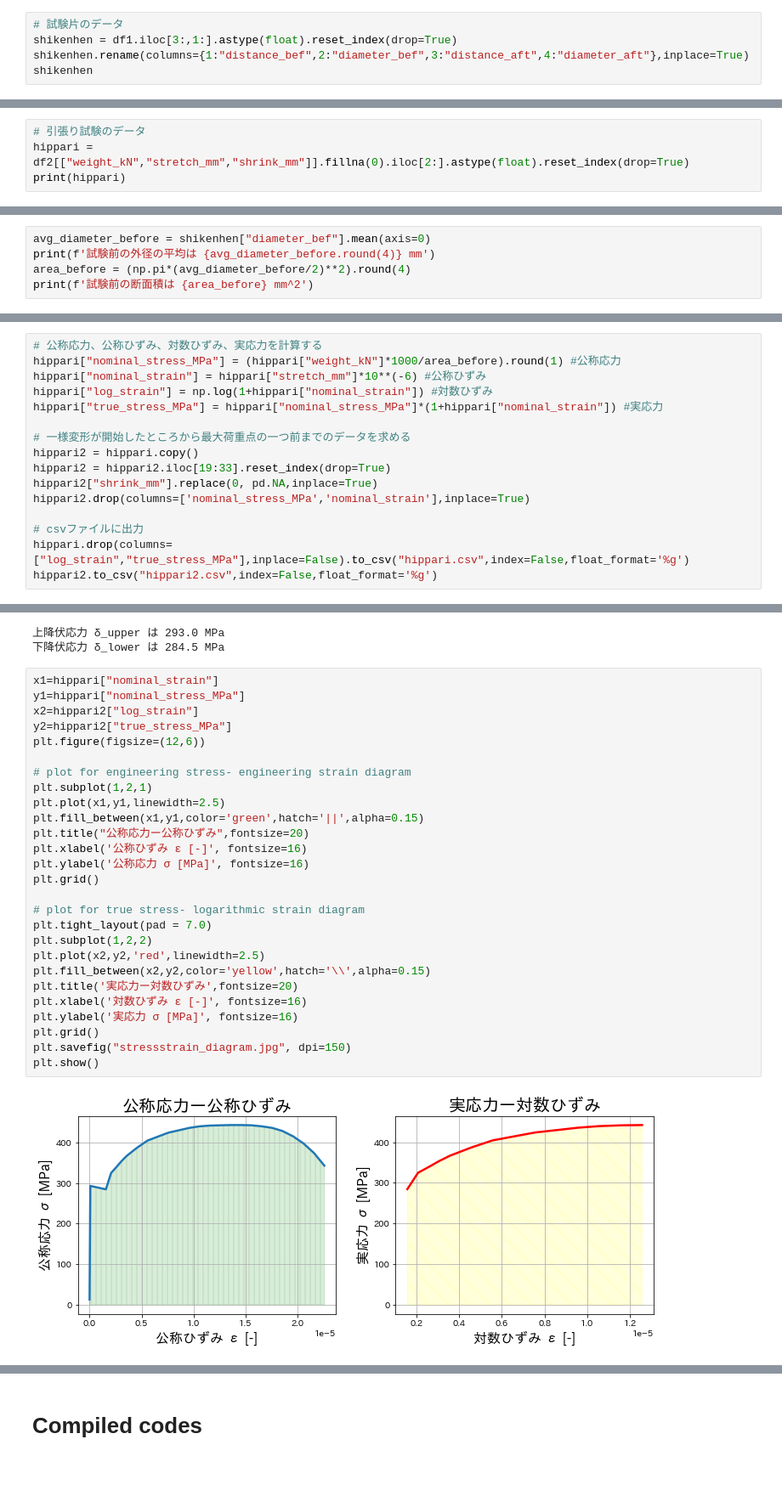
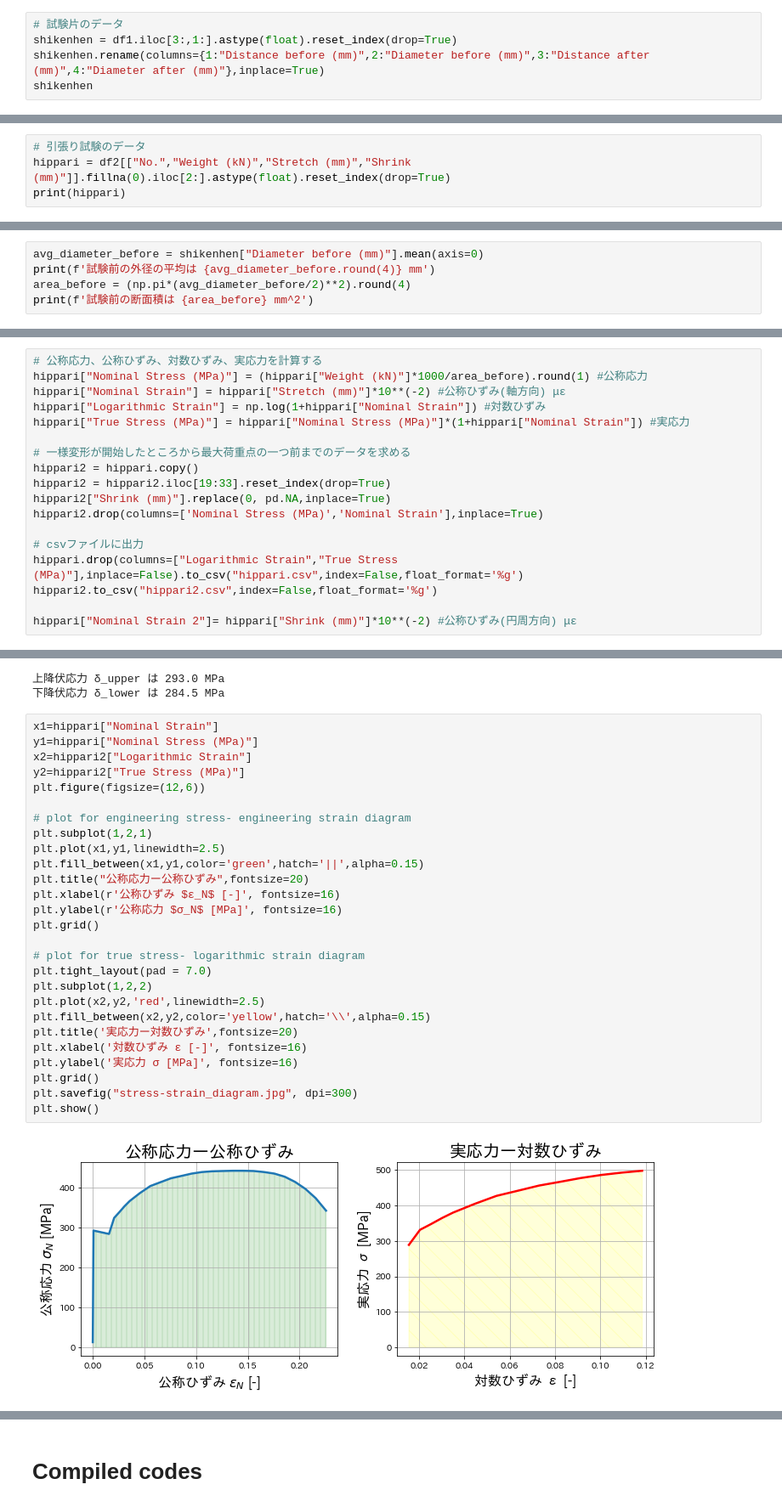
Before and after one commit to aimanamri/mechanicalEngineering, a Jupyter notebook: tensile-test.ipynb, the cells around one changed output, grey strips where cells are left out. Shown at 85% size. Drawn from its saved outputs; the diff is of its cells as text; blank space fills up the shorter version.

```diff
--- a/tensile-test.ipynb
+++ b/tensile-test.ipynb
@@ -42,7 +55,7 @@ See Full Dataframe in Mito
 # %%
 # 試験片のデータ
 shikenhen = df1.iloc[3:,1:].astype(float).reset_index(drop=True)
-shikenhen.rename(columns={1:"distance_bef",2:"diameter_bef",3:"distance_aft",4:"diameter_aft"},inplace=True)
+shikenhen.rename(columns={1:"Distance before (mm)",2:"Diameter before (mm)",3:"Distance after (mm)",4:"Diameter after (mm)"},inplace=True)
 shikenhen
 # %% [output]
 See Full Dataframe in Mito
@@ -53,5 +68,5 @@ See Full Dataframe in Mito
 # %%
 # 引張り試験のデータ
-hippari = df2[["weight_kN","stretch_mm","shrink_mm"]].fillna(0).iloc[2:].astype(float).reset_index(drop=True)
+hippari = df2[["No.","Weight (kN)","Stretch (mm)","Shrink (mm)"]].fillna(0).iloc[2:].astype(float).reset_index(drop=True)
 print(hippari)
 # %% [output]
@@ -116,7 +110,7 @@ print(f'試験後の標点間距離の平均は {avg_distance_after.round(4)} mm
 試験前の標点間距離の平均は 50.1333 mm
 試験後の標点間距離の平均は 70.4667 mm
 # %%
-avg_diameter_before = shikenhen["diameter_bef"].mean(axis=0)
+avg_diameter_before = shikenhen["Diameter before (mm)"].mean(axis=0)
 print(f'試験前の外径の平均は {avg_diameter_before.round(4)} mm')
 area_before = (np.pi*(avg_diameter_before/2)**2).round(4)
 print(f'試験前の断面積は {area_before} mm^2')
@@ -154,17 +148,19 @@ print(f'絞り φ は {shibori.round(4)}')
 絞り φ は 0.5974
 # %%
 # 公称応力、公称ひずみ、対数ひずみ、実応力を計算する
-hippari["nominal_stress_MPa"] = (hippari["weight_kN"]*1000/area_before).round(1) #公称応力
-hippari["nominal_strain"] = hippari["stretch_mm"]*10**(-6) #公称ひずみ
-hippari["log_strain"] = np.log(1+hippari["nominal_strain"]) #対数ひずみ
-hippari["true_stress_MPa"] = hippari["nominal_stress_MPa"]*(1+hippari["nominal_strain"]) #実応力
+hippari["Nominal Stress (MPa)"] = (hippari["Weight (kN)"]*1000/area_before).round(1) #公称応力
+hippari["Nominal Strain"] = hippari["Stretch (mm)"]*10**(-2) #公称ひずみ(軸方向) με
+hippari["Logarithmic Strain"] = np.log(1+hippari["Nominal Strain"]) #対数ひずみ
+hippari["True Stress (MPa)"] = hippari["Nominal Stress (MPa)"]*(1+hippari["Nominal Strain"]) #実応力
 
 # 一様変形が開始したところから最大荷重点の一つ前までのデータを求める
 hippari2 = hippari.copy()
 hippari2 = hippari2.iloc[19:33].reset_index(drop=True)
-hippari2["shrink_mm"].replace(0, pd.NA,inplace=True)
-hippari2.drop(columns=['nominal_stress_MPa','nominal_strain'],inplace=True)
+hippari2["Shrink (mm)"].replace(0, pd.NA,inplace=True)
+hippari2.drop(columns=['Nominal Stress (MPa)','Nominal Strain'],inplace=True)
 
 # csvファイルに出力
-hippari.drop(columns=["log_strain","true_stress_MPa"],inplace=False).to_csv("hippari.csv",index=False,float_format='%g')
+hippari.drop(columns=["Logarithmic Strain","True Stress (MPa)"],inplace=False).to_csv("hippari.csv",index=False,float_format='%g')
 hippari2.to_csv("hippari2.csv",index=False,float_format='%g')
+
+hippari["Nominal Strain 2"]= hippari["Shrink (mm)"]*10**(-2) #公称ひずみ(円周方向) με
@@ -217,31 +312,31 @@ print(f'下降伏応力 δ_lower は 284.5 MPa')
 上降伏応力 δ_upper は 293.0 MPa
 下降伏応力 δ_lower は 284.5 MPa
 # %%
-x1=hippari["nominal_strain"]
-y1=hippari["nominal_stress_MPa"]
-x2=hippari2["log_strain"]
-y2=hippari2["true_stress_MPa"]
+x1=hippari["Nominal Strain"]
+y1=hippari["Nominal Stress (MPa)"]
+x2=hippari2["Logarithmic Strain"]
+y2=hippari2["True Stress (MPa)"]
 plt.figure(figsize=(12,6))
 
 # plot for engineering stress- engineering strain diagram
 plt.subplot(1,2,1)
 plt.plot(x1,y1,linewidth=2.5)
 plt.fill_between(x1,y1,color='green',hatch='||',alpha=0.15)
 plt.title("公称応力ー公称ひずみ",fontsize=20)
-plt.xlabel('公称ひずみ ε [-]', fontsize=16)
-plt.ylabel('公称応力 σ [MPa]', fontsize=16)
+plt.xlabel(r'公称ひずみ $ε_N$ [-]', fontsize=16)
+plt.ylabel(r'公称応力 $σ_N$ [MPa]', fontsize=16)
 plt.grid()
 
 # plot for true stress- logarithmic strain diagram
 plt.tight_layout(pad = 7.0)
 plt.subplot(1,2,2)
 plt.plot(x2,y2,'red',linewidth=2.5)
 plt.fill_between(x2,y2,color='yellow',hatch='\\',alpha=0.15)
 plt.title('実応力ー対数ひずみ',fontsize=20)
 plt.xlabel('対数ひずみ ε [-]', fontsize=16)
 plt.ylabel('実応力 σ [MPa]', fontsize=16)
 plt.grid()
-plt.savefig("stressstrain_diagram.jpg", dpi=150)
+plt.savefig("stress-strain_diagram.jpg", dpi=300)
 plt.show()
 # %% [output]
-[figure, old version]
+[figure, new version]
```
Also changed, not shown: parts of 22 cells of this notebook, 5 other files.
